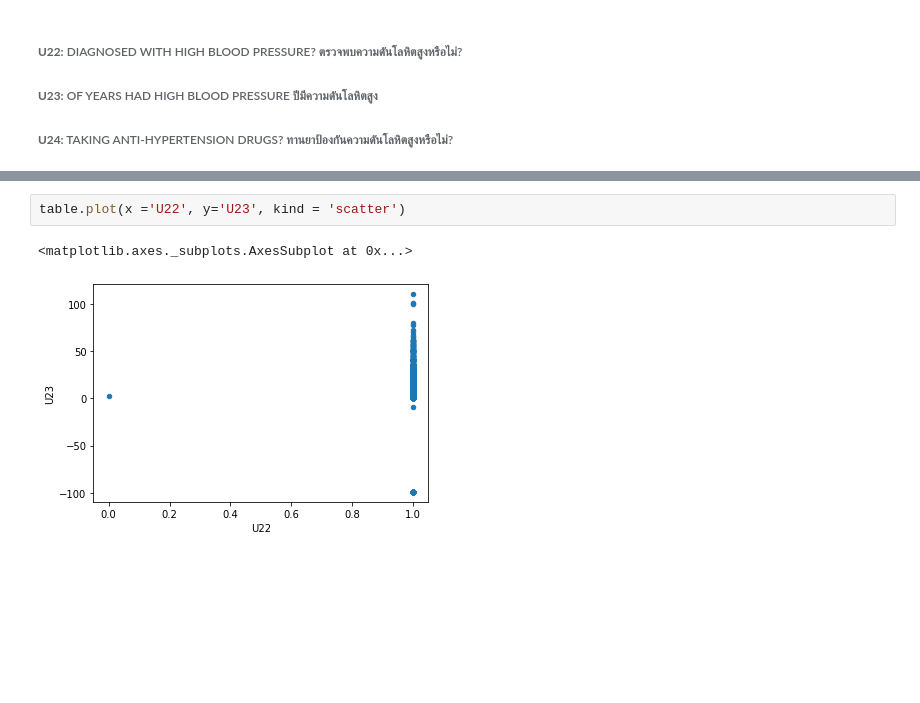
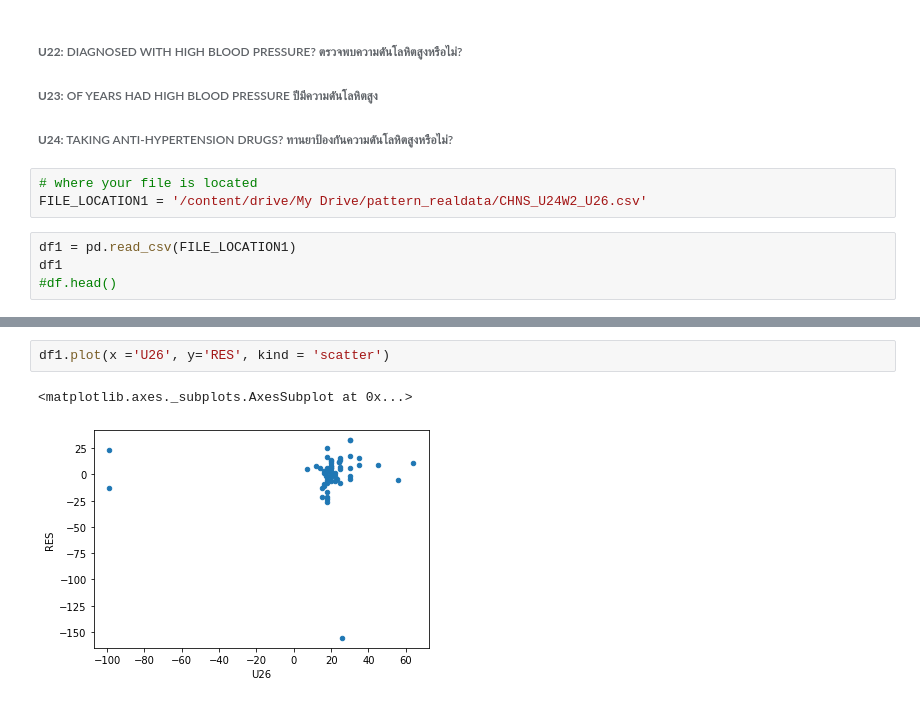
Before and after one commit to iam-fern/real_data, a Jupyter notebook: China_Health_and_Nutrition_Survey_(CHNS).ipynb, the cells around one changed output, grey strips where cells are left out. Cells and saved outputs as stored; diff of their text form; blank space fills up the shorter version.

```diff
--- a/China_Health_and_Nutrition_Survey_(CHNS).ipynb
+++ b/China_Health_and_Nutrition_Survey_(CHNS).ipynb
@@ -65,3 +86,10 @@ table
 ###### **U22:** DIAGNOSED WITH HIGH BLOOD PRESSURE? ตรวจพบความดันโลหิตสูงหรือไม่?
 ###### **U23:** OF YEARS HAD HIGH BLOOD PRESSURE ปีมีความดันโลหิตสูง
 ###### **U24:** TAKING ANTI-HYPERTENSION DRUGS? ทานยาป้องกันความดันโลหิตสูงหรือไม่?
+# %%
+# where your file is located
+FILE_LOCATION1 = '/content/drive/My Drive/pattern_realdata/CHNS_U24W2_U26.csv'
+# %%
+df1 = pd.read_csv(FILE_LOCATION1)
+df1
+#df.head()
@@ -68,5 +114,5 @@ table
 # %%
-table.plot(x ='U22', y='U23', kind = 'scatter')
+df1.plot(x ='U26', y='RES', kind = 'scatter')
 # %% [output]
 <matplotlib.axes._subplots.AxesSubplot at 0x...>
-[figure, old version]
+[figure, new version]
```
Also changed, not shown: parts of 5 cells of this notebook.
